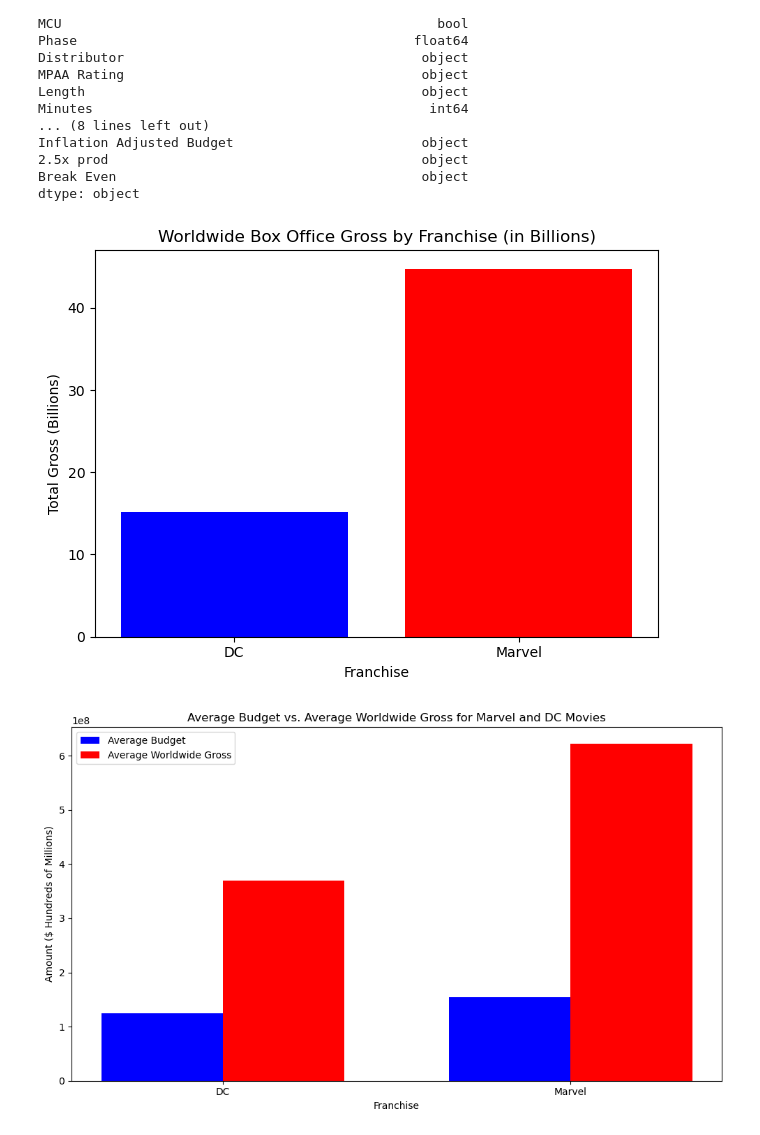
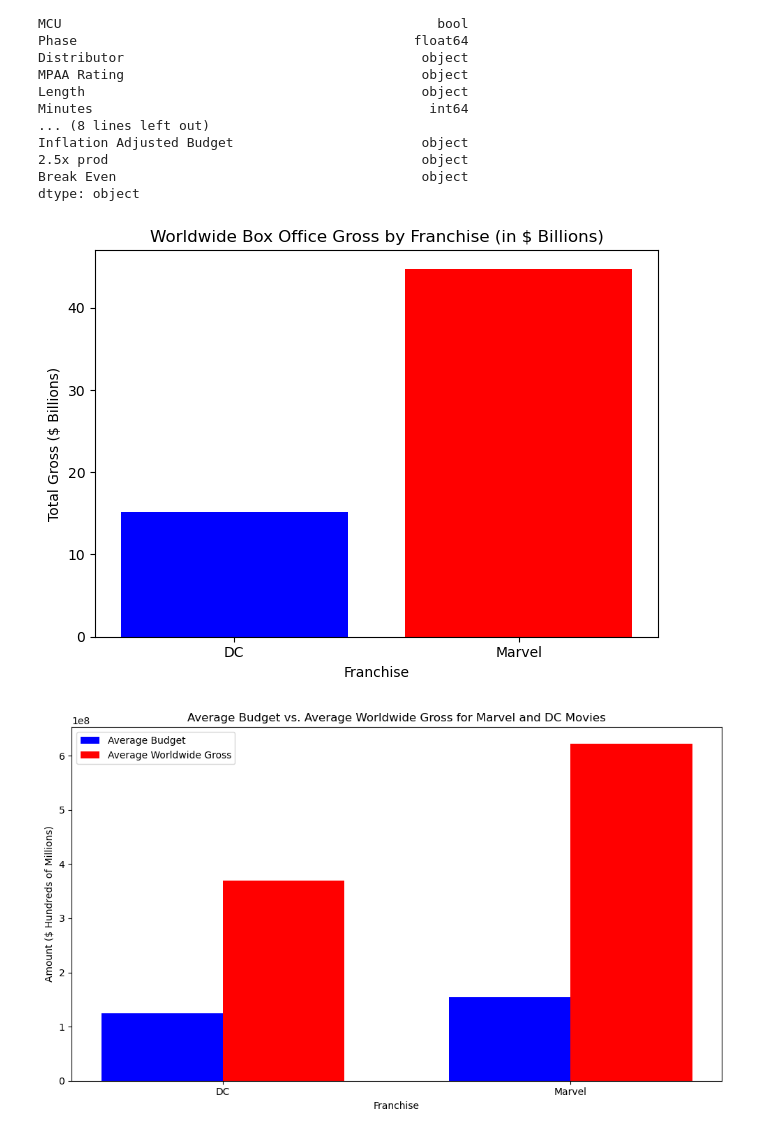
Before and after one commit to Nathan-Savage/project1, a Jupyter notebook: master_project.ipynb, the cells around one changed output. Cells and saved outputs as stored; diff of their text form; code cells hidden in the pictures.

```diff
--- a/master_project.ipynb
+++ b/master_project.ipynb
@@ -31,33 +31,33 @@ dtype: object
 # %%
 #convert from object to float
 marvel_dc_movie_df['Box office gross Worldwide'] = (
     marvel_dc_movie_df['Box office gross Worldwide']
     .replace({'\\$': '', ',': ''}, regex=True)
     .astype(float)
 )
 
 # Group by MCU vs. DC
 total_gross_by_franchise = marvel_dc_movie_df.groupby('Franchise')['Box office gross Worldwide'].sum()
 
 # Convert to billions
 total_gross_by_franchise_billion = total_gross_by_franchise / 1000000000
 
 # Plotting
 plt.bar(total_gross_by_franchise_billion.index, total_gross_by_franchise_billion, color=['blue', 'red'])
 
 # Add titles and labels
-plt.title('Worldwide Box Office Gross by Franchise (in Billions)')
+plt.title('Worldwide Box Office Gross by Franchise (in $ Billions)')
 plt.xlabel('Franchise')
-plt.ylabel('Total Gross (Billions)')
+plt.ylabel('Total Gross ($ Billions)')
 plt.xticks(rotation=0)
 plt.grid(False)
 
 # show graph
 plt.tight_layout()
 plt.savefig(os.path.join('images','WorldwideGross_Franchise.png'))
 plt.show()
 # %% [output]
-[figure, old version]
+[figure, new version]
 # %%
 marvel_dc_movie_df['Box office gross Worldwide'] = (
     marvel_dc_movie_df['Box office gross Worldwide']
```
Also changed, not shown: parts of 3 cells of this notebook, 3 other files.
